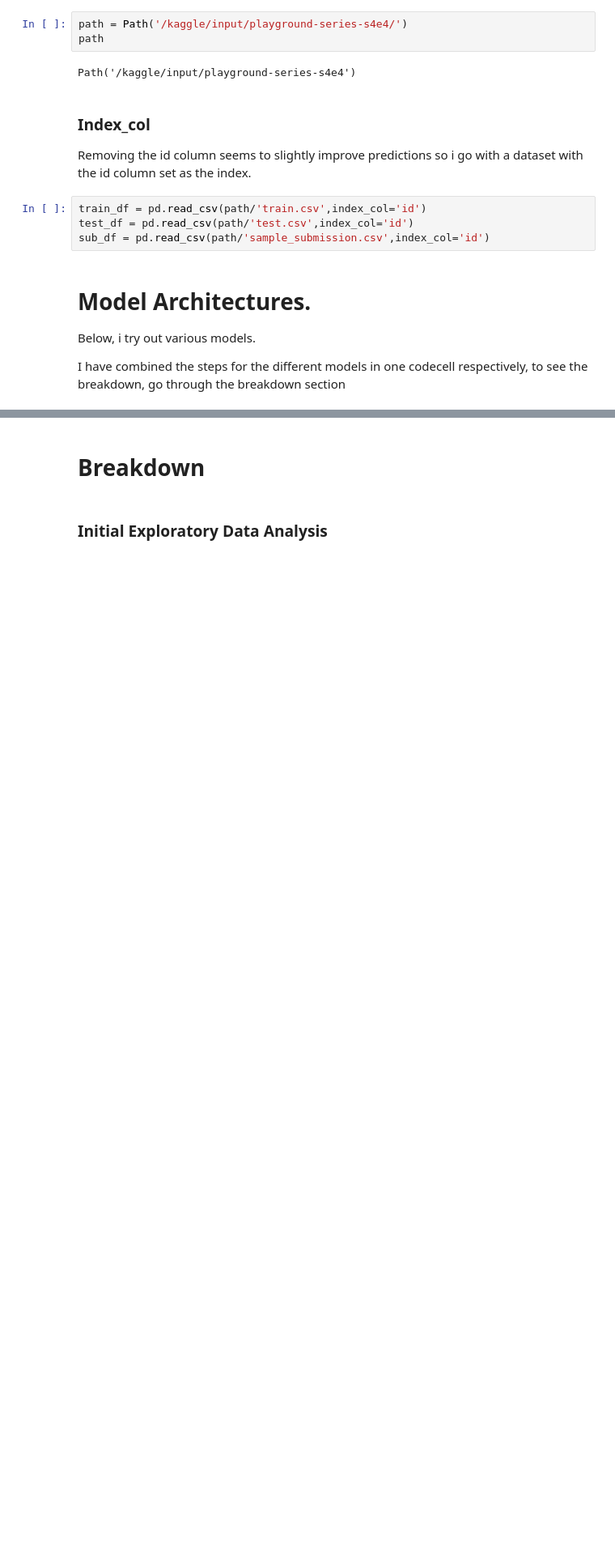
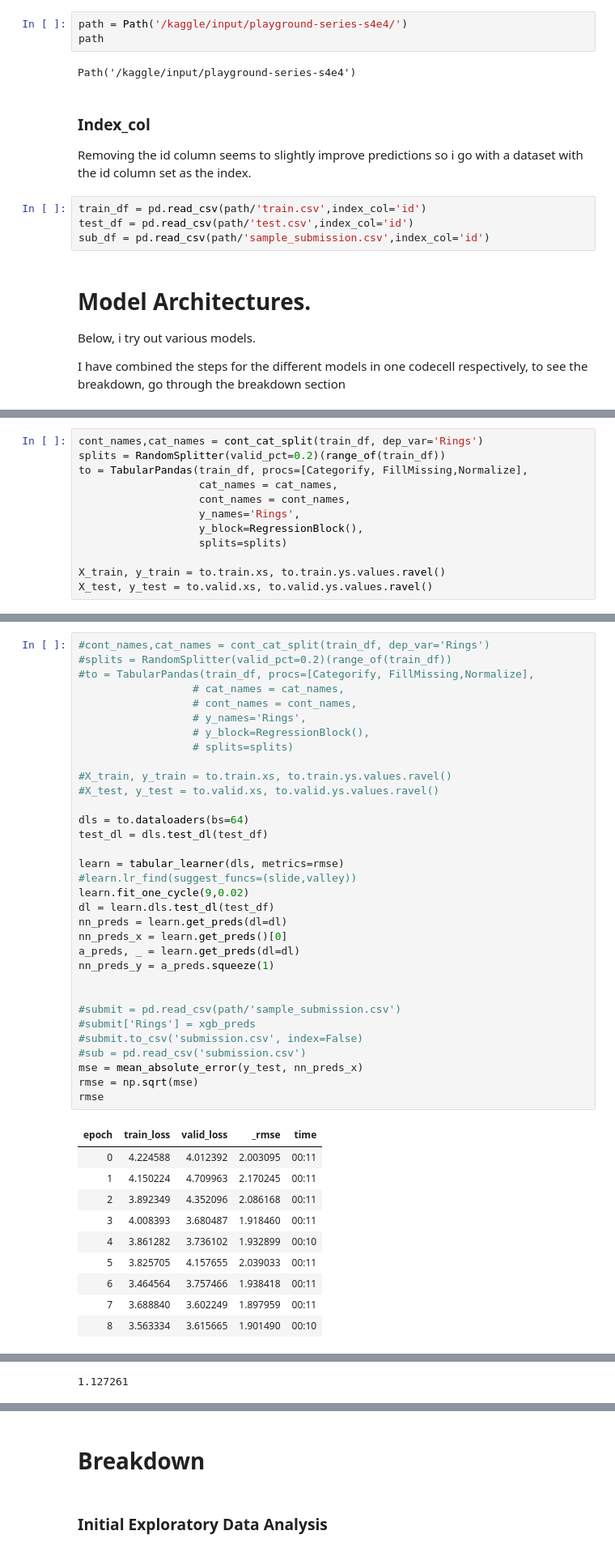
Before and after one commit to rubanzasilva/abalone_age_prediction, a Jupyter notebook: ps-s04e04-fastai.ipynb, the cells around one changed output, grey strips where cells are left out. Shown at 81% size. Cells and saved outputs as stored; diff of their text form; blank space fills up the shorter version.

```diff
--- a/ps-s04e04-fastai.ipynb
+++ b/ps-s04e04-fastai.ipynb
@@ -105,0 +102,12 @@ XGBoost
+# %%
+cont_names,cat_names = cont_cat_split(train_df, dep_var='Rings')
+splits = RandomSplitter(valid_pct=0.2)(range_of(train_df))
+to = TabularPandas(train_df, procs=[Categorify, FillMissing,Normalize],
+                   cat_names = cat_names,
+                   cont_names = cont_names,
+                   y_names='Rings',
+                   y_block=RegressionBlock(),
+                   splits=splits)
+
+X_train, y_train = to.train.xs, to.train.ys.values.ravel()
+X_test, y_test = to.valid.xs, to.valid.ys.values.ravel()
@@ -105,0 +116,44 @@ XGBoost
+# %%
+#cont_names,cat_names = cont_cat_split(train_df, dep_var='Rings')
+#splits = RandomSplitter(valid_pct=0.2)(range_of(train_df))
+#to = TabularPandas(train_df, procs=[Categorify, FillMissing,Normalize],
+                  # cat_names = cat_names,
+                  # cont_names = cont_names,
+                  # y_names='Rings',
+                  # y_block=RegressionBlock(),
+                  # splits=splits)
+
+#X_train, y_train = to.train.xs, to.train.ys.values.ravel()
+#X_test, y_test = to.valid.xs, to.valid.ys.values.ravel()
+
+dls = to.dataloaders(bs=64)
+test_dl = dls.test_dl(test_df)
+
+learn = tabular_learner(dls, metrics=rmse)
+#learn.lr_find(suggest_funcs=(slide,valley))
+learn.fit_one_cycle(9,0.02)
+dl = learn.dls.test_dl(test_df)
+nn_preds = learn.get_preds(dl=dl)
+nn_preds_x = learn.get_preds()[0]
+a_preds, _ = learn.get_preds(dl=dl)
+nn_preds_y = a_preds.squeeze(1)
+
+
+#submit = pd.read_csv(path/'sample_submission.csv')
+#submit['Rings'] = xgb_preds
+#submit.to_csv('submission.csv', index=False)
+#sub = pd.read_csv('submission.csv')
+mse = mean_absolute_error(y_test, nn_preds_x)
+rmse = np.sqrt(mse)
+rmse
+# %% [output]
+| epoch | train_loss | valid_loss | _rmse | time |
+| 0 | 4.224588 | 4.012392 | 2.003095 | 00:11 |
+| 1 | 4.150224 | 4.709963 | 2.170245 | 00:11 |
+| 2 | 3.892349 | 4.352096 | 2.086168 | 00:11 |
+| 3 | 4.008393 | 3.680487 | 1.918460 | 00:11 |
+| 4 | 3.861282 | 3.736102 | 1.932899 | 00:10 |
+| 5 | 3.825705 | 4.157655 | 2.039033 | 00:11 |
+| 6 | 3.464564 | 3.757466 | 1.938418 | 00:11 |
+| 7 | 3.688840 | 3.602249 | 1.897959 | 00:11 |
+| 8 | 3.563334 | 3.615665 | 1.901490 | 00:10 |
@@ -105,0 +162 @@ XGBoost
+1.127261
```
Also changed, not shown: parts of 19 cells of this notebook.
